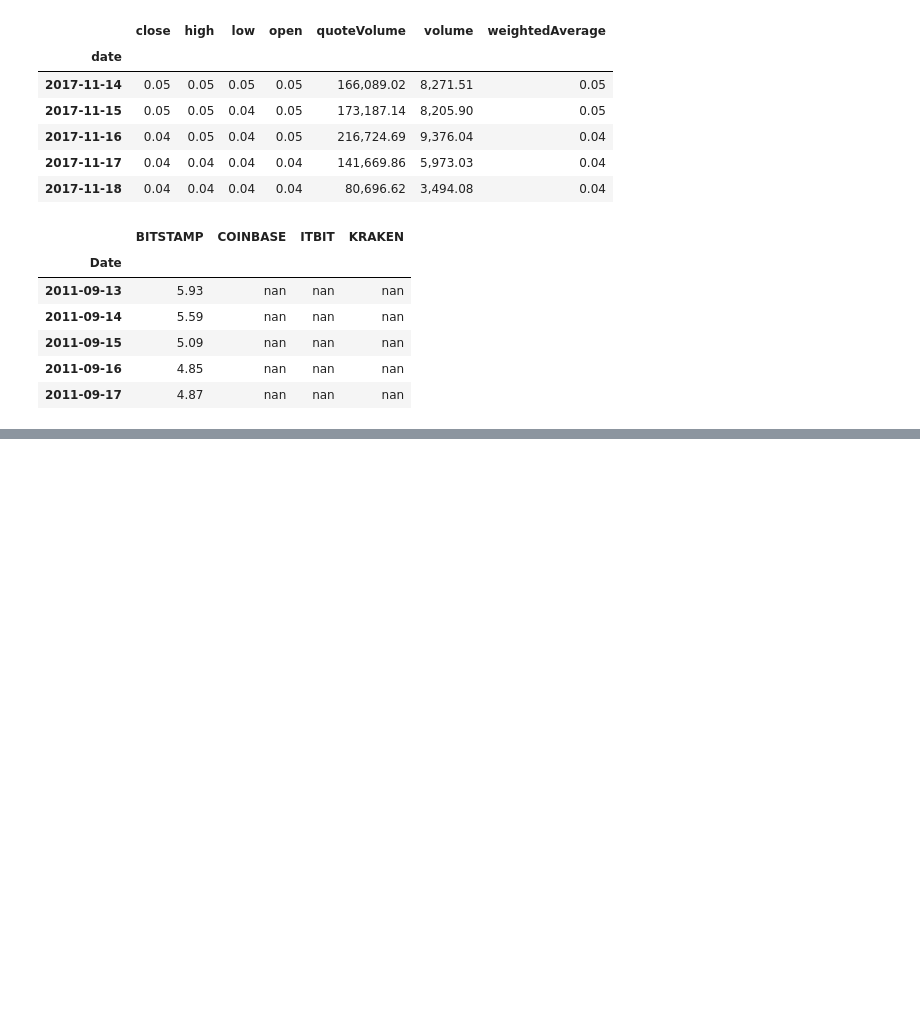
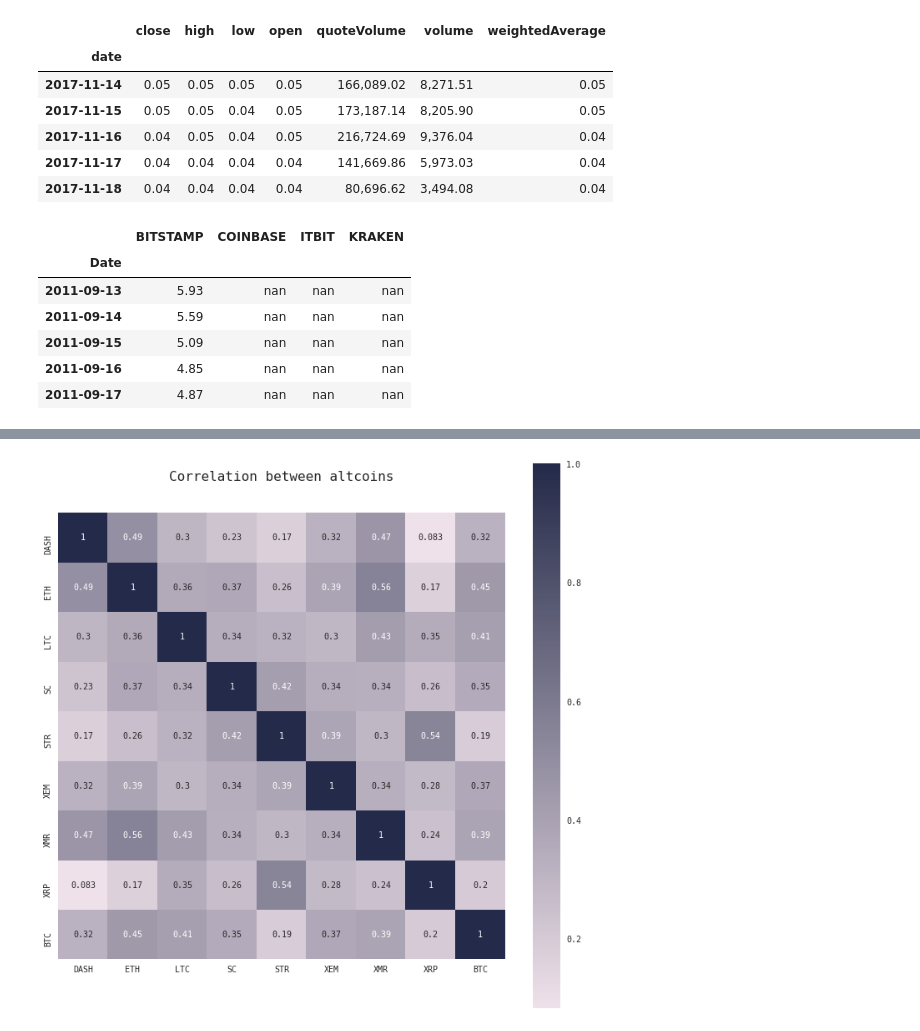
Before and after one commit to qu4ku/analysing-cryptocurrencies, a Jupyter notebook: analysing-cryptocurrencies.ipynb, the cells around one changed output, grey strips where cells are left out. Drawn from its saved outputs; the diff is of its cells as text; code cells hidden in the pictures; blank space fills up the shorter version.

```diff
--- a/analysing-cryptocurrencies.ipynb
+++ b/analysing-cryptocurrencies.ipynb
@@ -228,0 +272,11 @@ combined_df['BTC'] = btc_avg_price
+# %%
+cmap = mcolors.LinearSegmentedColormap.from_list('n', ['white', MC])
+cmap = mcolors.LinearSegmentedColormap.from_list('n', ['#efe1ea', MC])
+plt.figure(figsize=(12, 12))
+sns.heatmap(all_2017_df.pct_change().corr(method='pearson'),
+           square=True,
+           annot=True,
+           cmap=cmap);
+plt.title('Correlation between altcoins', fontsize=16, y=1.06);
+# %% [output]
+[figure, added]
```
Also changed, not shown: parts of 9 cells of this notebook.
